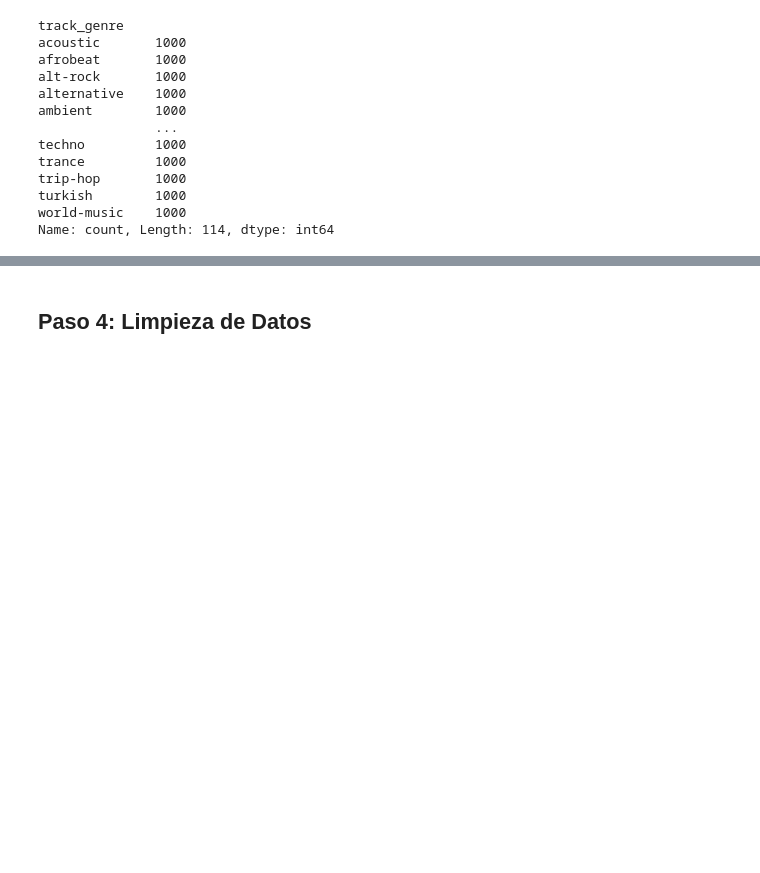
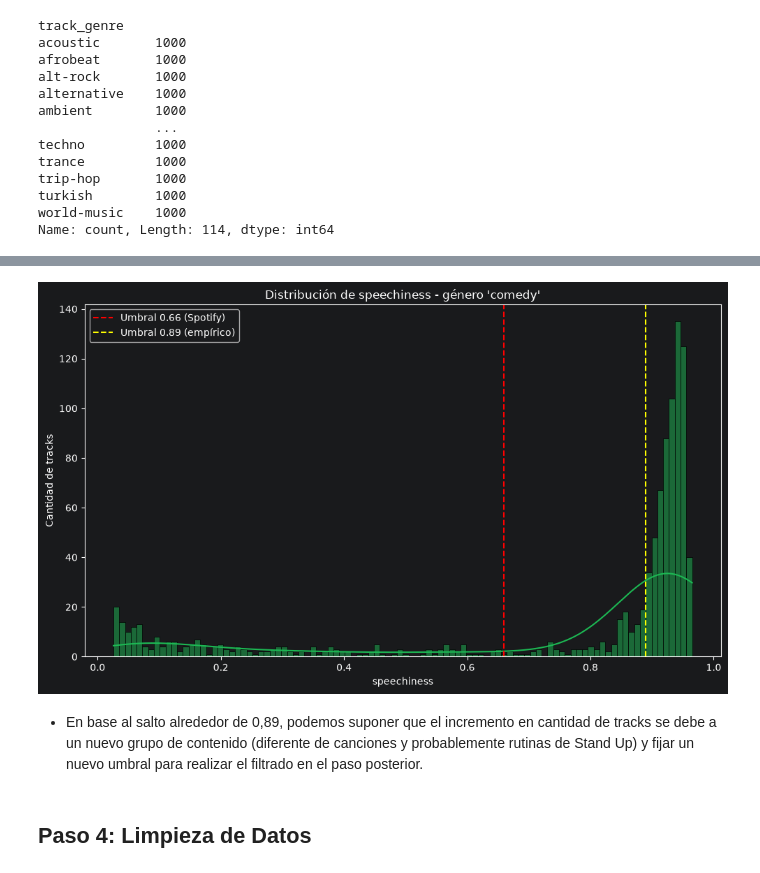
Before and after one commit to ArthurMartinezUcu/Ucu_diploma_python, a Jupyter notebook: notebooks/notebook.ipynb, the cells around one changed output, grey strips where cells are left out. Saved outputs shown, nothing was run; the diff lists cells and outputs as text; code cells hidden in the pictures; blank space fills up the shorter version.

Commit message:
Análisis géneros y comedy

```diff
--- a/notebooks/notebook.ipynb
+++ b/notebooks/notebook.ipynb
@@ -216,3 +227,19 @@ Name: count, Length: 114, dtype: int64
+# %%
+comedy = df[df["track_genre"] == "comedy"]
+fig, ax = plt.subplots(figsize=(10, 6))
+sns.histplot(comedy["speechiness"], bins=100, kde=True, color="#1DB954", ax=ax)
+ax.axvline(0.66, color="red", linestyle="--", label="Umbral 0.66 (Spotify)")
+ax.axvline(0.89, color="yellow", linestyle="--", label="Umbral 0.89 (empírico)")
+ax.set_title("Distribución de speechiness - género 'comedy'")
+ax.set_xlabel("speechiness")
+ax.set_ylabel("Cantidad de tracks")
+ax.legend()
+plt.tight_layout()
+plt.show()
+# %% [output]
+[figure, added]
+# %% [markdown]
+* En base al salto alrededor de 0,89, podemos suponer que el incremento en cantidad de tracks se debe a un nuevo grupo de contenido (diferente de canciones y probablemente rutinas de Stand Up) y fijar un nuevo umbral para realizar el filtrado en el paso posterior.
 # %% [markdown]
 ## Paso 4: Limpieza de Datos
 # %% [markdown]
```
Also changed, not shown: parts of 1 cell of this notebook.
